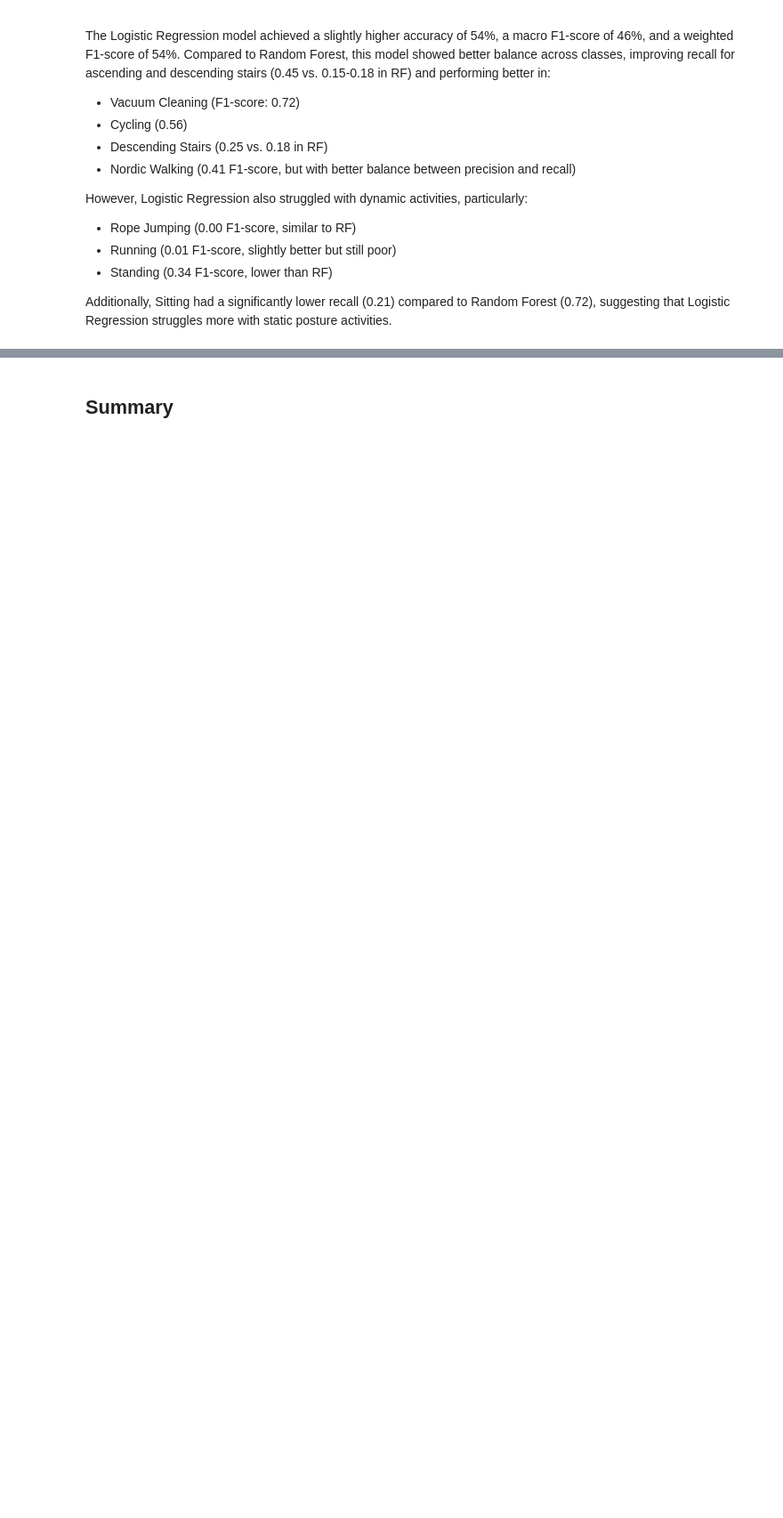
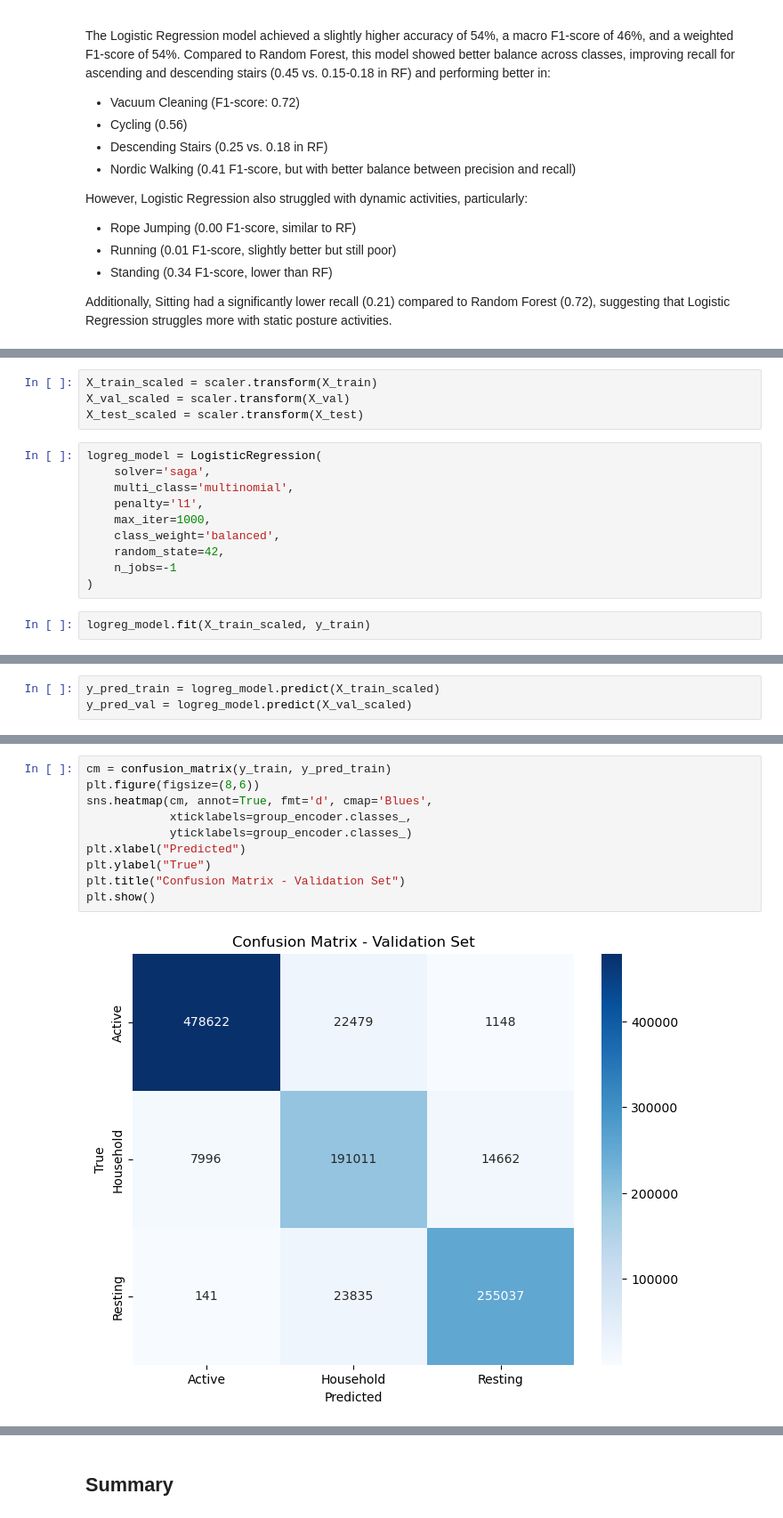
Before and after one commit to dmartseniuk/physical-activity, a Jupyter notebook: noteboooks/notebook.ipynb, the cells around one changed output, grey strips where cells are left out. Shown at 89% size. Saved outputs shown, nothing was run; the diff lists cells and outputs as text; blank space fills up the shorter version.

```diff
--- a/noteboooks/notebook.ipynb
+++ b/noteboooks/notebook.ipynb
@@ -1048,0 +1225,16 @@ Random Forest had stronger precision but lower recall for several key activities
+# %%
+X_train_scaled = scaler.transform(X_train)
+X_val_scaled = scaler.transform(X_val)
+X_test_scaled = scaler.transform(X_test)
+# %%
+logreg_model = LogisticRegression(
+    solver='saga',
+    multi_class='multinomial',
+    penalty='l1',
+    max_iter=1000,
+    class_weight='balanced',
+    random_state=42,
+    n_jobs=-1
+)
+# %%
+logreg_model.fit(X_train_scaled, y_train)
@@ -1048,0 +1245,3 @@ Random Forest had stronger precision but lower recall for several key activities
+# %%
+y_pred_train = logreg_model.predict(X_train_scaled)
+y_pred_val = logreg_model.predict(X_val_scaled)
@@ -1048,0 +1262,12 @@ Random Forest had stronger precision but lower recall for several key activities
+# %%
+cm = confusion_matrix(y_train, y_pred_train)
+plt.figure(figsize=(8,6))
+sns.heatmap(cm, annot=True, fmt='d', cmap='Blues',
+            xticklabels=group_encoder.classes_,
+            yticklabels=group_encoder.classes_)
+plt.xlabel("Predicted")
+plt.ylabel("True")
+plt.title("Confusion Matrix - Validation Set")
+plt.show()
+# %% [output]
+[figure, added]
```
Also changed, not shown: parts of 45 cells of this notebook.
